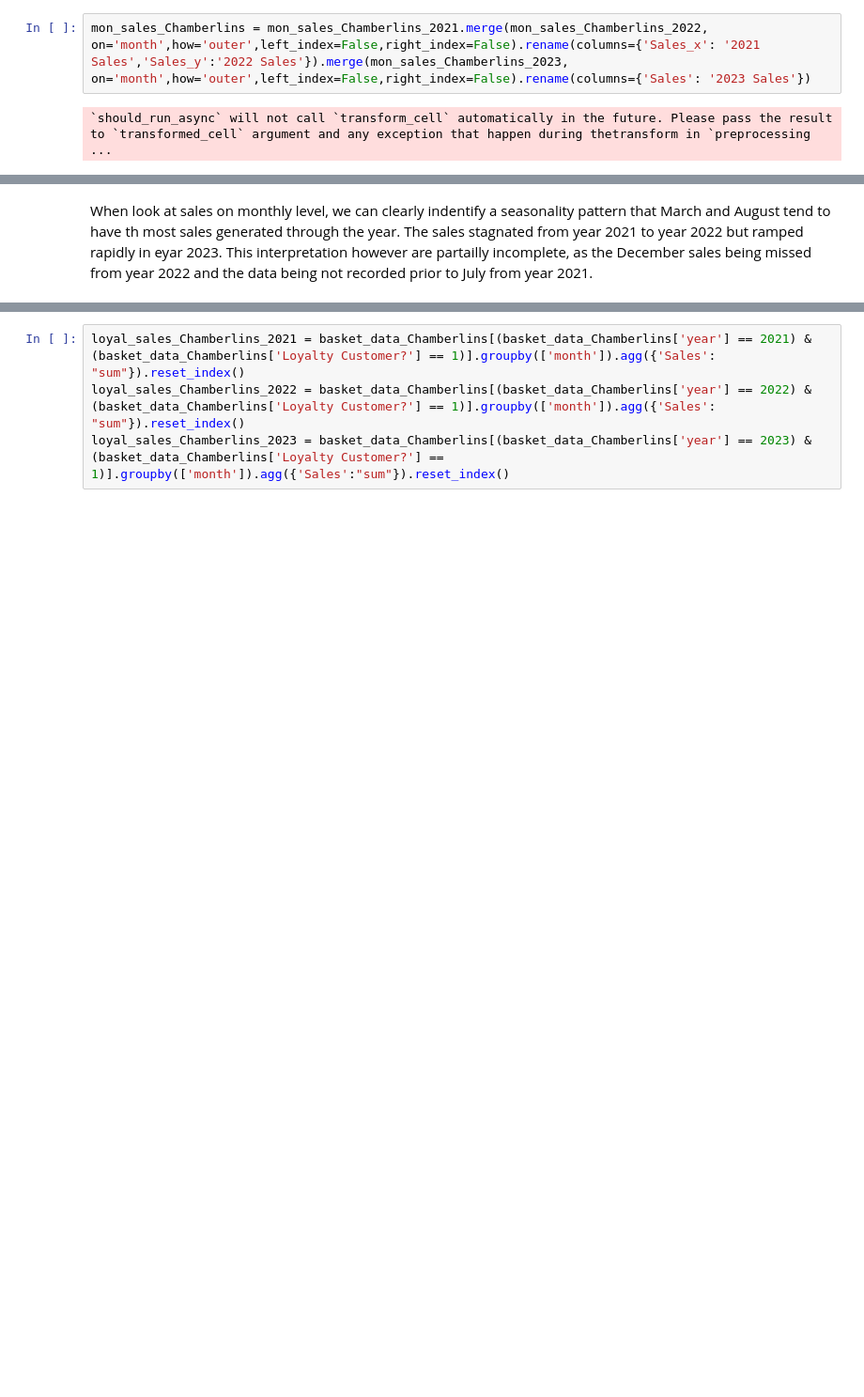
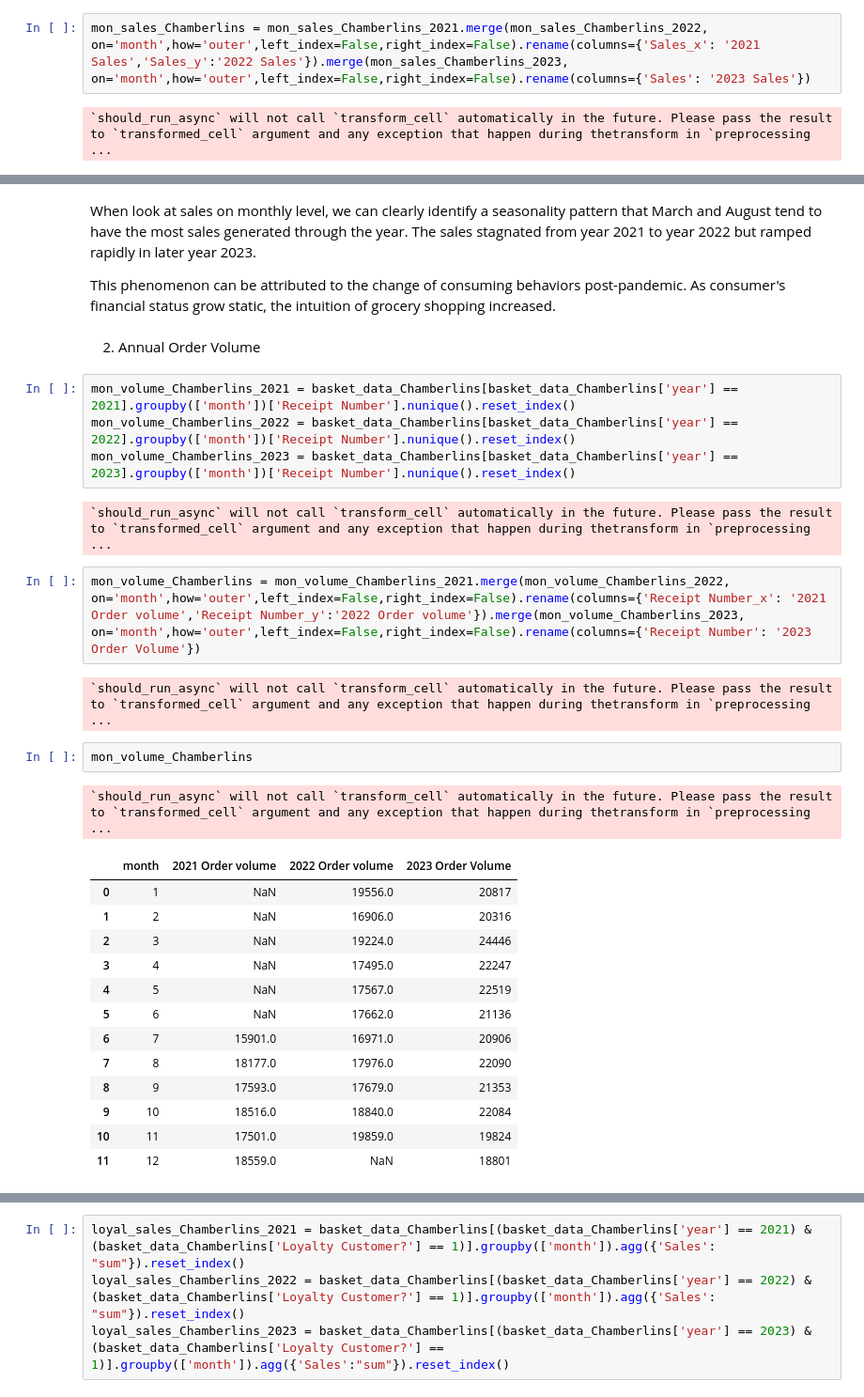
Before and after one commit to yifeiz-bu/Amcon-The-Healthy-Edge-Group-Makreting-Analysis, a Jupyter notebook: Amcon_The_Healthy_Edge_Group_Makreting_EDA_Analysis.ipynb, the cells around one changed output, grey strips where cells are left out. Shown at 94% size. Cells and saved outputs as stored; diff of their text form; blank space fills up the shorter version.

```diff
--- a/Amcon_The_Healthy_Edge_Group_Makreting_EDA_Analysis.ipynb
+++ b/Amcon_The_Healthy_Edge_Group_Makreting_EDA_Analysis.ipynb
@@ -229,4 +246,35 @@ fig.show()
 `should_run_async` will not call `transform_cell` automatically in the future. Please pass the result to `transformed_cell` argument and any exception that happen during thetransform in `preprocessing ...
 [interactive output not drawn]
 # %% [markdown]
-When look at sales on monthly level, we can clearly indentify a seasonality pattern that March and August tend to have th most sales generated through the year. The sales stagnated from year 2021 to year 2022 but ramped rapidly in eyar 2023. This interpretation however are partailly incomplete, as the December sales being missed from year 2022 and the data being not recorded prior to July from year 2021.
+When look at sales on monthly level, we can clearly identify a seasonality pattern that March and August tend to have the most sales generated through the year. The sales stagnated from year 2021 to year 2022 but ramped rapidly in later year 2023.
+
+This phenomenon can be attributed to the change of consuming behaviors post-pandemic. As consumer's financial status grow static, the intuition of grocery shopping increased.
+# %% [markdown]
+2. Annual Order Volume
+# %%
+mon_volume_Chamberlins_2021 = basket_data_Chamberlins[basket_data_Chamberlins['year'] == 2021].groupby(['month'])['Receipt Number'].nunique().reset_index()
+mon_volume_Chamberlins_2022 = basket_data_Chamberlins[basket_data_Chamberlins['year'] == 2022].groupby(['month'])['Receipt Number'].nunique().reset_index()
+mon_volume_Chamberlins_2023 = basket_data_Chamberlins[basket_data_Chamberlins['year'] == 2023].groupby(['month'])['Receipt Number'].nunique().reset_index()
+# %% [output]
+`should_run_async` will not call `transform_cell` automatically in the future. Please pass the result to `transformed_cell` argument and any exception that happen during thetransform in `preprocessing ...
+# %%
+mon_volume_Chamberlins = mon_volume_Chamberlins_2021.merge(mon_volume_Chamberlins_2022, on='month',how='outer',left_index=False,right_index=False).rename(columns={'Receipt Number_x': '2021 Order volume','Receipt Number_y':'2022 Order volume'}).merge(mon_volume_Chamberlins_2023, on='month',how='outer',left_index=False,right_index=False).rename(columns={'Receipt Number': '2023 Order Volume'})
+# %% [output]
+`should_run_async` will not call `transform_cell` automatically in the future. Please pass the result to `transformed_cell` argument and any exception that happen during thetransform in `preprocessing ...
+# %%
+mon_volume_Chamberlins
+# %% [output]
+`should_run_async` will not call `transform_cell` automatically in the future. Please pass the result to `transformed_cell` argument and any exception that happen during thetransform in `preprocessing ...
+|  | month | 2021 Order volume | 2022 Order volume | 2023 Order Volume |
+| 0 | 1 | NaN | 19556.0 | 20817 |
+| 1 | 2 | NaN | 16906.0 | 20316 |
+| 2 | 3 | NaN | 19224.0 | 24446 |
+| 3 | 4 | NaN | 17495.0 | 22247 |
+| 4 | 5 | NaN | 17567.0 | 22519 |
+| 5 | 6 | NaN | 17662.0 | 21136 |
+| 6 | 7 | 15901.0 | 16971.0 | 20906 |
+| 7 | 8 | 18177.0 | 17976.0 | 22090 |
+| 8 | 9 | 17593.0 | 17679.0 | 21353 |
+| 9 | 10 | 18516.0 | 18840.0 | 22084 |
+| 10 | 11 | 17501.0 | 19859.0 | 19824 |
+| 11 | 12 | 18559.0 | NaN | 18801 |
```
Also changed, not shown: parts of 69 cells of this notebook.
